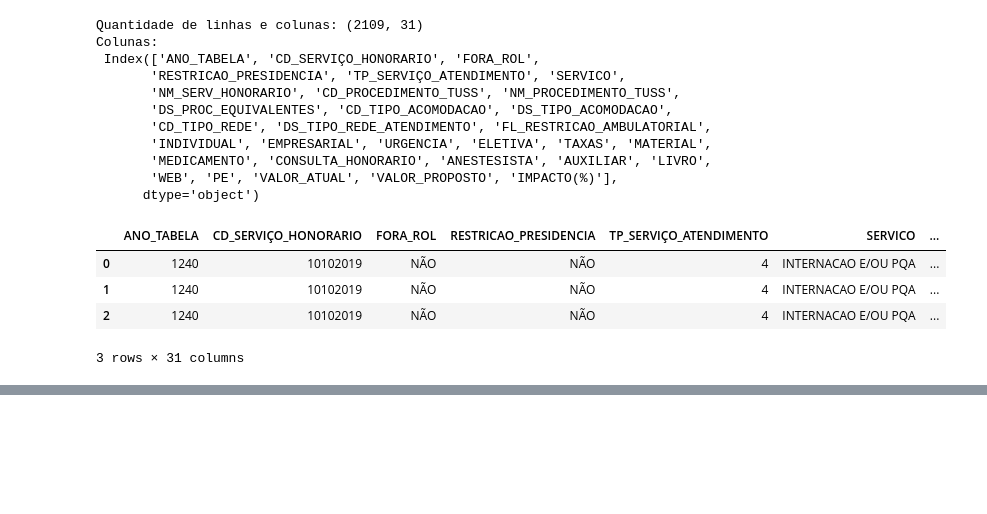
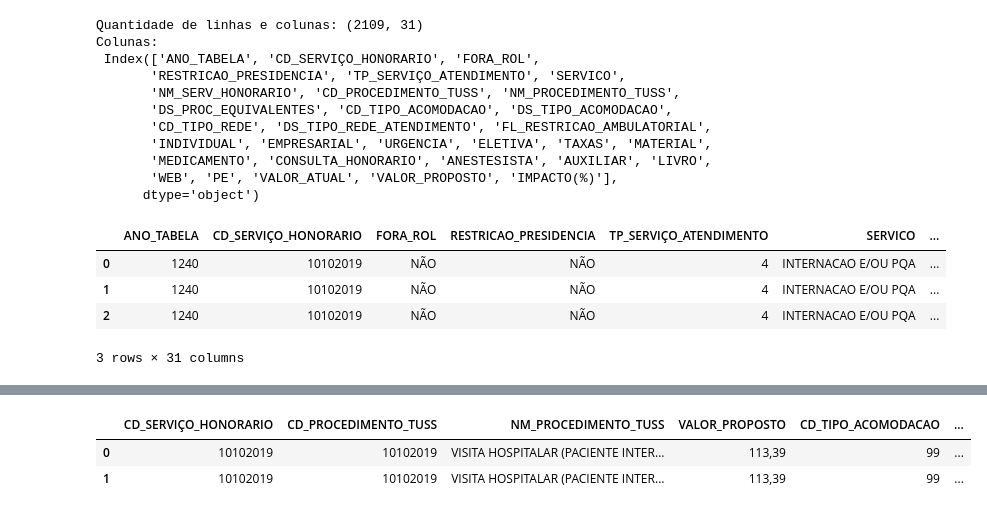
Before and after one commit to Jefferson170713/Project_HapDoc, a Jupyter notebook: script_teste.ipynb, the cells around one changed output, grey strips where cells are left out. Saved outputs shown, nothing was run; the diff lists cells and outputs as text; code cells hidden in the pictures; blank space fills up the shorter version.

```diff
--- a/script_teste.ipynb
+++ b/script_teste.ipynb
@@ -35,0 +88,21 @@ Colunas:
+# %%
+# Criando a coluna CHAVE_1 concatenando as colunas especificadas
+columns = 'URG_ELE_TAX_MAT_CON_ANE_AUX'
+df_filtered['CHAVE_1'] = (
+   df_filtered['URGENCIA'].astype(str) +
+   df_filtered['ELETIVA'].astype(str) +
+   df_filtered['TAXAS'].astype(str) +
+   df_filtered['MATERIAL'].astype(str) +
+   df_filtered['CONSULTA_HONORARIO'].astype(str) +
+   df_filtered['ANESTESISTA'].astype(str) +
+   df_filtered['AUXILIAR'].astype(str)
+)
+df_filtered.rename(columns={'CHAVE_1': columns}, inplace=True)
+# Salvando para conferir
+df_filtered.to_csv(r'./ARQUIVOS/columns_filtered.csv', sep=';', encoding='latin1', index=False)
+# Exibindo as primeiras linhas para verificar
+df_filtered.head(2)
+# %% [output]
+|  | CD_SERVIÇO_HONORARIO | CD_PROCEDIMENTO_TUSS | NM_PROCEDIMENTO_TUSS | VALOR_PROPOSTO | CD_TIPO_ACOMODACAO | ... |
+| 0 | 10102019 | 10102019 | VISITA HOSPITALAR (PACIENTE INTER... | 113,39 | 99 | ... |
+| 1 | 10102019 | 10102019 | VISITA HOSPITALAR (PACIENTE INTER... | 113,39 | 99 | ... |
```
Also changed, not shown: parts of 11 cells of this notebook, 1 other file.
